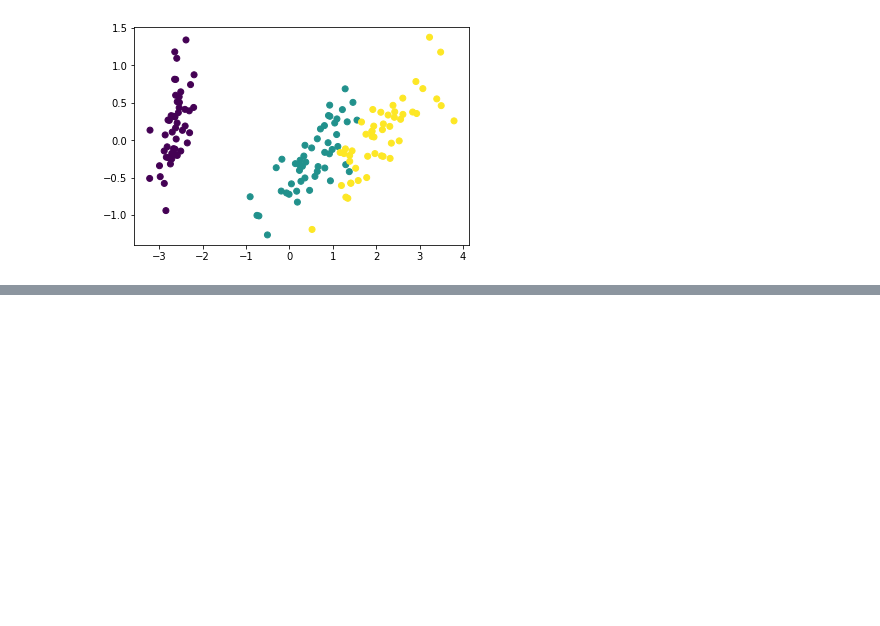
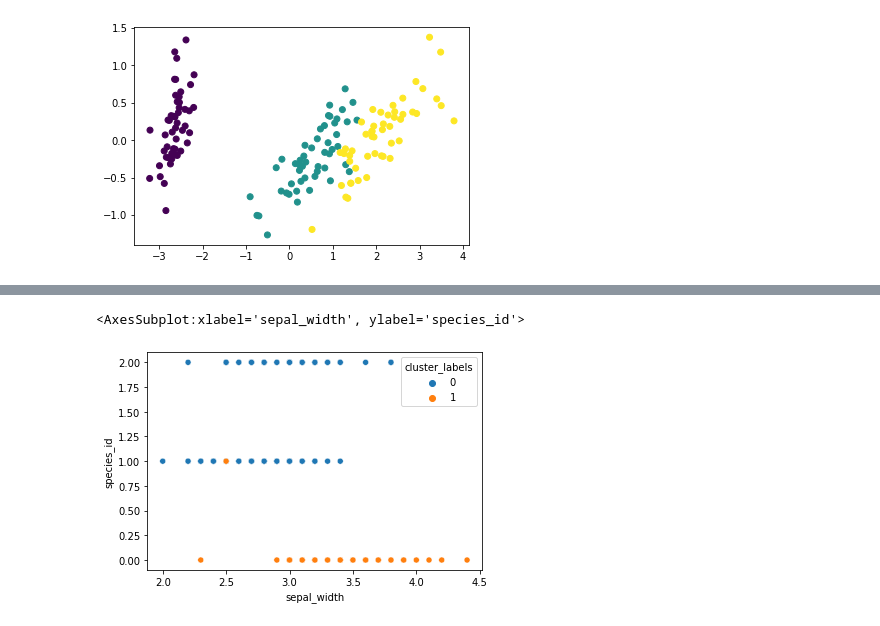
Before and after one commit to akhilbhat238/Machine_Learning, a Jupyter notebook: Unsupervised Learning/1. Iris Data.ipynb, the cells around one changed output, grey strips where cells are left out. Saved outputs shown, nothing was run; the diff lists cells and outputs as text; code cells hidden in the pictures; blank space fills up the shorter version.

```diff
--- a/Unsupervised Learning/1. Iris Data.ipynb
+++ b/Unsupervised Learning/1. Iris Data.ipynb
@@ -183,0 +200,5 @@ plt.scatter(xs,ys,c=species)
+# %%
+sns.scatterplot(x='sepal_width',y= 'species_id',hue='cluster_labels',data=iris_df)
+# %% [output]
+<AxesSubplot:xlabel='sepal_width', ylabel='species_id'>
+[figure, added]
```
Also changed, not shown: parts of 8 cells of this notebook, 14 other files.
